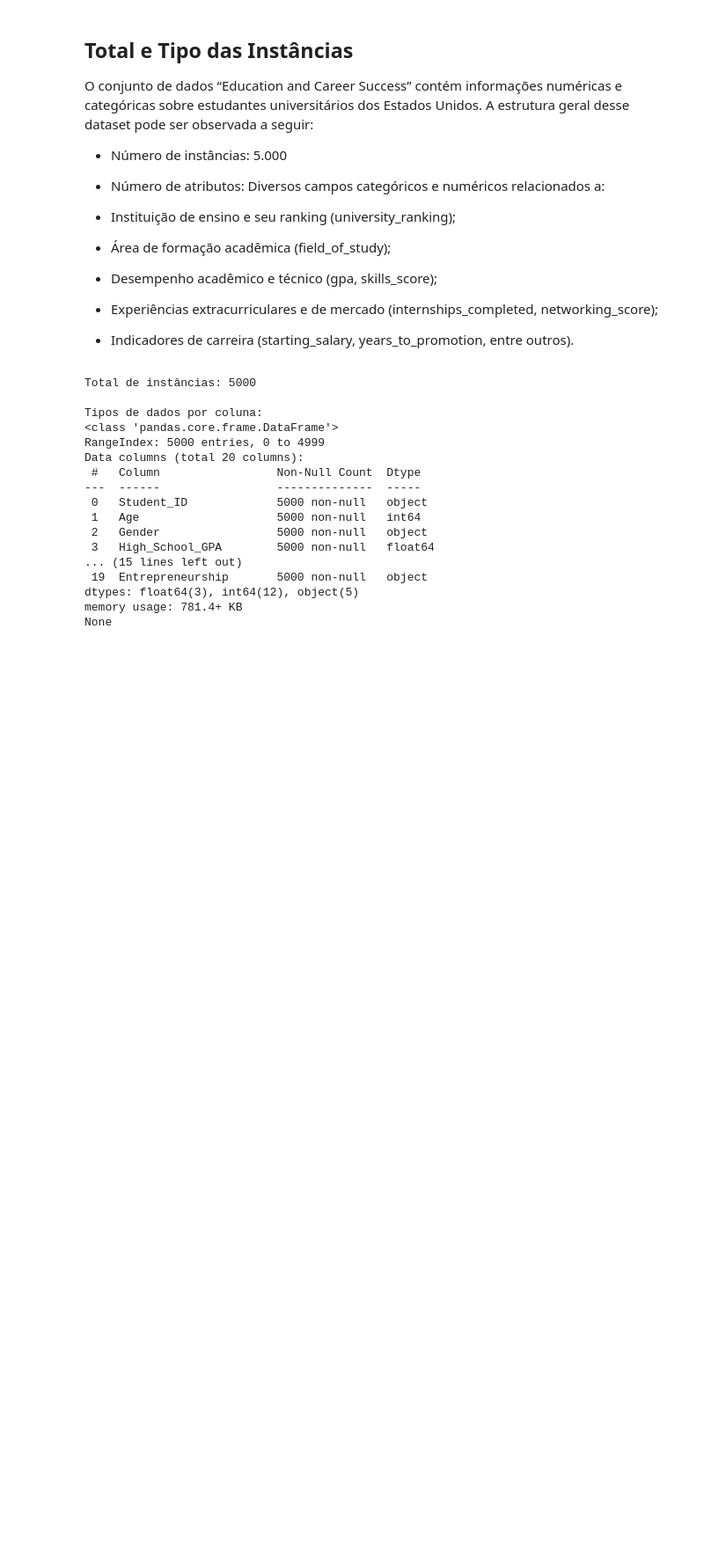
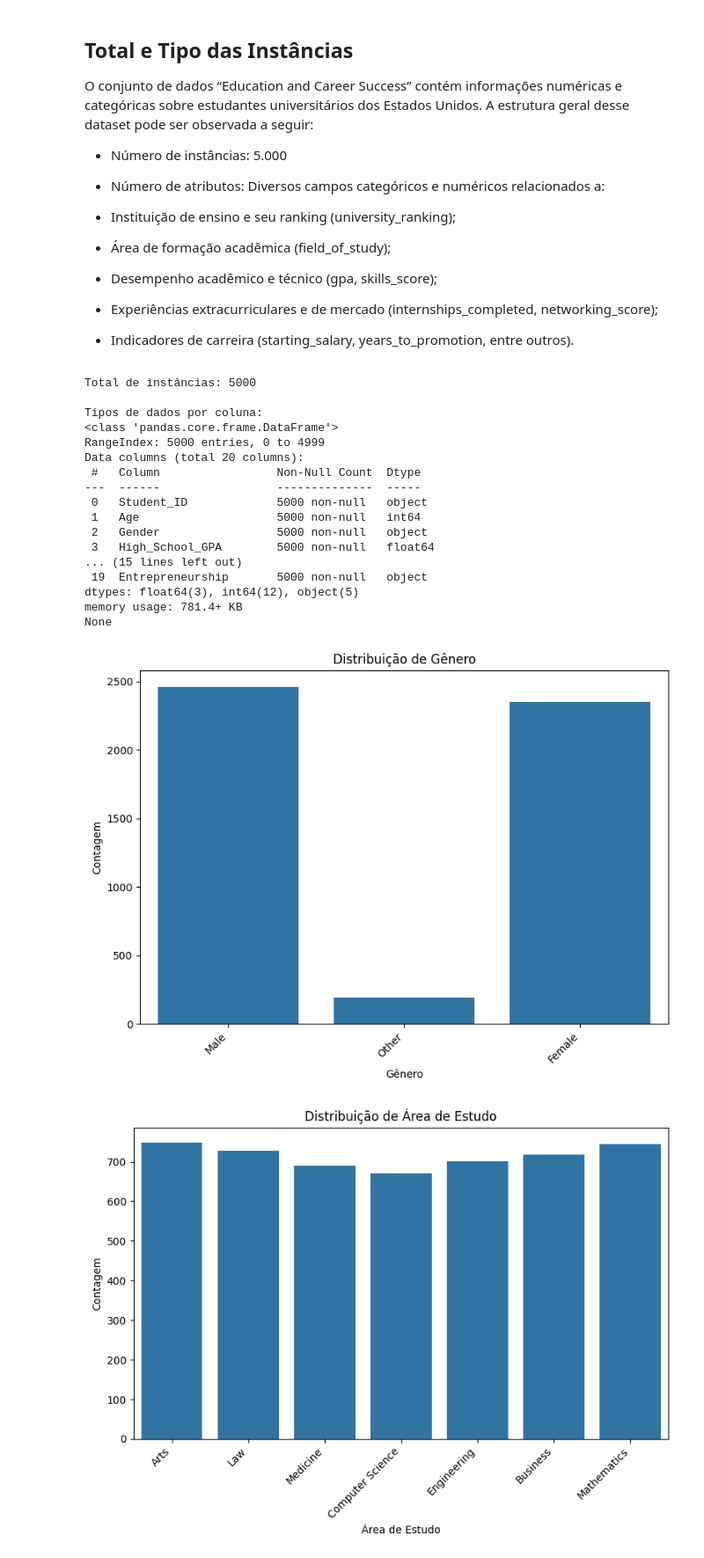
Before and after one commit to Davisdenner/mvp_analise_dados_boas_praticas, a Jupyter notebook: MVP_Análise_de_Dados_e_Boas_Práticas.ipynb, the cells around one changed output. Shown: that part at 88% size. Drawn from its saved outputs; the diff is of its cells as text; code cells hidden in the pictures; blank space fills up the shorter version.

```diff
--- a/MVP_Análise_de_Dados_e_Boas_Práticas.ipynb
+++ b/MVP_Análise_de_Dados_e_Boas_Práticas.ipynb
@@ -153,3 +153,31 @@ Data columns (total 20 columns):
 dtypes: float64(3), int64(12), object(5)
 memory usage: 781.4+ KB
 None
+# %%
+import matplotlib.pyplot as plt
+import seaborn as sns
+import pandas as pd
+
+# colunas categóricas
+colunas_categoricas = ['Gender', 'Field_of_Study', 'Current_Job_Level', 'Entrepreneurship']
+
+# dicionário com as traduções
+colunas_traduzidas = {'Gender': 'Gênero',
+                      'Field_of_Study': 'Área de Estudo',
+                      'Current_Job_Level': 'Nível de Cargo Atual',
+                       'Entrepreneurship': 'Empreendedorismo'}
+
+
+# loop para plotar os gráficos
+for col in colunas_categoricas:
+    plt.figure(figsize=(8, 6))
+    sns.countplot(x=col, data=df)
+    plt.title(f'Distribuição de {colunas_traduzidas[col]}')
+    plt.xlabel(colunas_traduzidas[col])
+    plt.ylabel('Contagem')
+    plt.xticks(rotation=45, ha='right')
+    plt.tight_layout()
+    plt.show()
+# %% [output]
+[figure, added]
+[figure, added]
```
Also changed, not shown: parts of 28 cells of this notebook.
